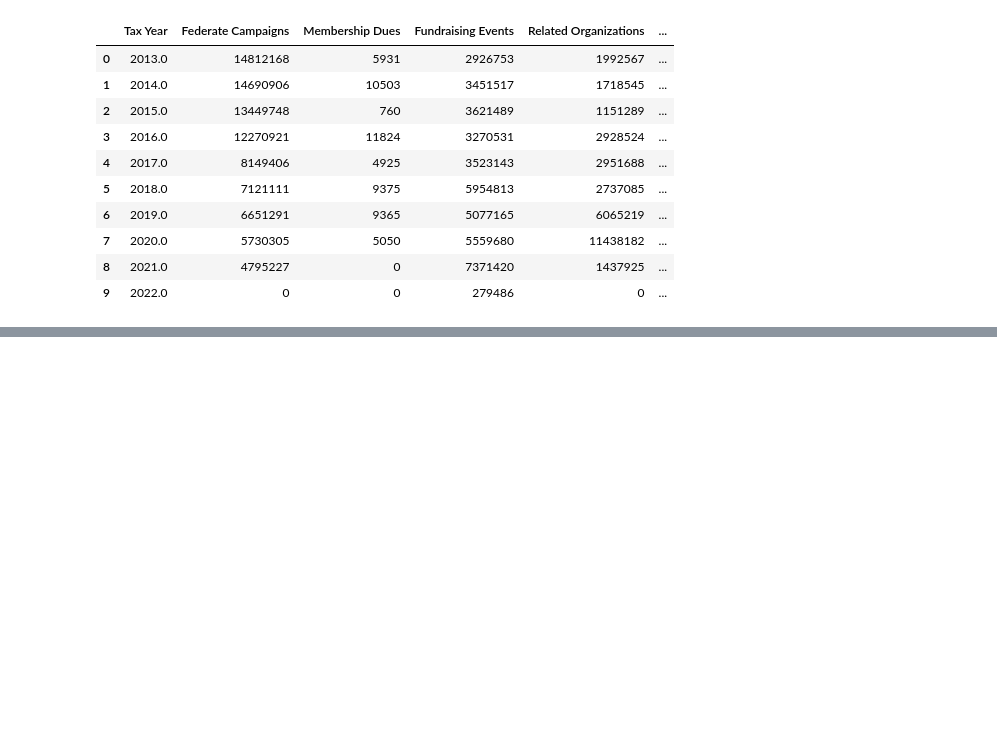
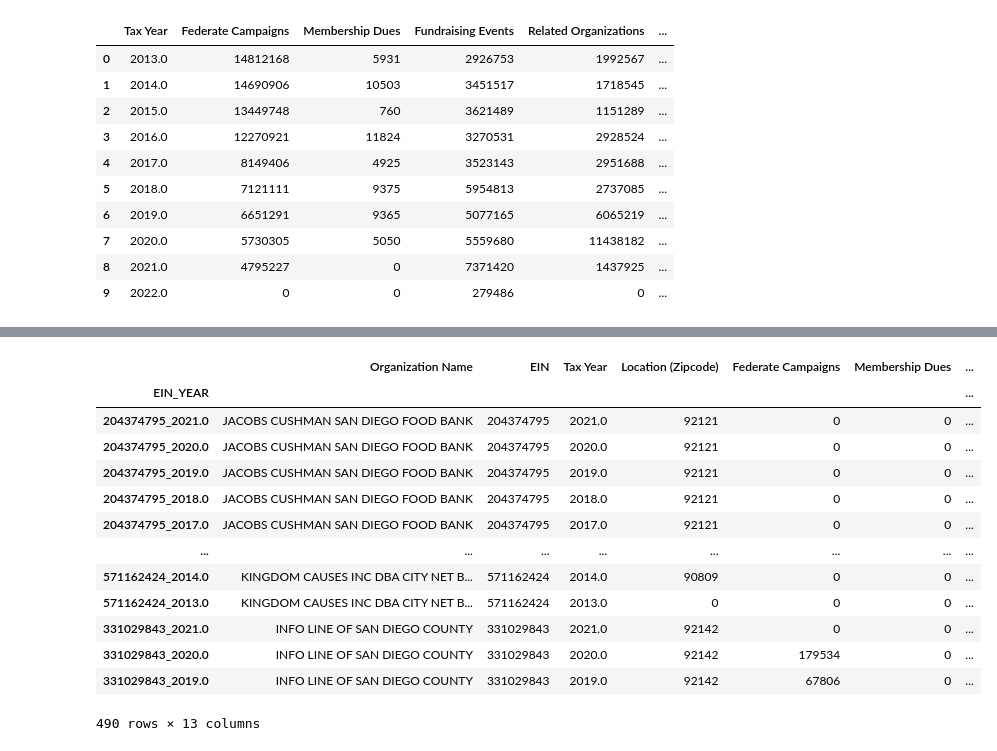
Before and after one commit to dbyers15/SDCTA-homelessness, a Jupyter notebook: XML parser/990 - error check.ipynb, the cells around one changed output, grey strips where cells are left out. Saved outputs shown, nothing was run; the diff lists cells and outputs as text; code cells hidden in the pictures; blank space fills up the shorter version.

```diff
--- a/XML parser/990 - error check.ipynb
+++ b/XML parser/990 - error check.ipynb
@@ -843,0 +1006,32 @@ einyearcsv
+# %%
+desired_order = ['Organization Name','EIN','Tax Year','Location (Zipcode)','Federate Campaigns','Membership Dues','Fundraising Events','Related Organizations','Government Grants','All Other Contributions','Noncash Contributions','Total', 'Philanthropic_Total']
+# %%
+# Create copies of the DataFrames and rename columns in the copies
+new_ErrEINs_copy = new_ErrEINs.copy()
+new_ErrEINs_copy.rename(columns={'ba': 'Organization Name'}, inplace=True)
+
+#EIN_dataset_df_copy = EIN_dataset_df.copy()
+#EIN_dataset_df_copy.rename(columns={'ba': 'Organization Name'}, inplace=True)
+
+# Call the function with the modified copies
+cor_EINinfo_df = replace_corrected_data_and_standardize(EIN_dataset_df, new_ErrEINs_copy)
+
+# Print the resulting DataFrame
+final_EINinfo_df = cor_EINinfo_df.set_index('EIN_YEAR').drop('index',axis=1).drop_duplicates()
+final_EINinfo_df = final_EINinfo_df[desired_order]
+final_EINinfo_df
+# %% [output]
+|  | Organization Name | EIN | Tax Year | Location (Zipcode) | Federate Campaigns | Membership Dues | ... |
+| EIN_YEAR |  |  |  |  |  |  | ... |
+| 204374795_2021.0 | JACOBS CUSHMAN SAN DIEGO FOOD BANK | 204374795 | 2021.0 | 92121 | 0 | 0 | ... |
+| 204374795_2020.0 | JACOBS CUSHMAN SAN DIEGO FOOD BANK | 204374795 | 2020.0 | 92121 | 0 | 0 | ... |
+| 204374795_2019.0 | JACOBS CUSHMAN SAN DIEGO FOOD BANK | 204374795 | 2019.0 | 92121 | 0 | 0 | ... |
+| 204374795_2018.0 | JACOBS CUSHMAN SAN DIEGO FOOD BANK | 204374795 | 2018.0 | 92121 | 0 | 0 | ... |
+| 204374795_2017.0 | JACOBS CUSHMAN SAN DIEGO FOOD BANK | 204374795 | 2017.0 | 92121 | 0 | 0 | ... |
+| ... | ... | ... | ... | ... | ... | ... | ... |
+| 571162424_2014.0 | KINGDOM CAUSES INC DBA CITY NET B... | 571162424 | 2014.0 | 90809 | 0 | 0 | ... |
+| 571162424_2013.0 | KINGDOM CAUSES INC DBA CITY NET B... | 571162424 | 2013.0 | 0 | 0 | 0 | ... |
+| 331029843_2021.0 | INFO LINE OF SAN DIEGO COUNTY | 331029843 | 2021.0 | 92142 | 0 | 0 | ... |
+| 331029843_2020.0 | INFO LINE OF SAN DIEGO COUNTY | 331029843 | 2020.0 | 92142 | 179534 | 0 | ... |
+| 331029843_2019.0 | INFO LINE OF SAN DIEGO COUNTY | 331029843 | 2019.0 | 92142 | 67806 | 0 | ... |
+490 rows × 13 columns
```
Also changed, not shown: parts of 21 cells of this notebook, 5 other files.
